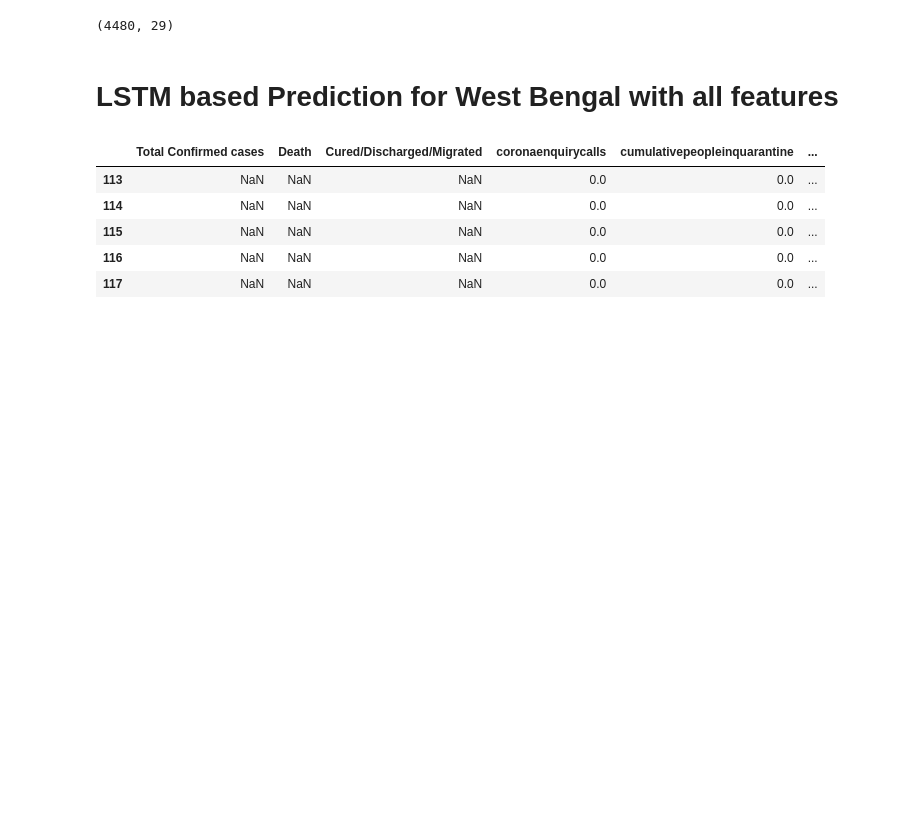
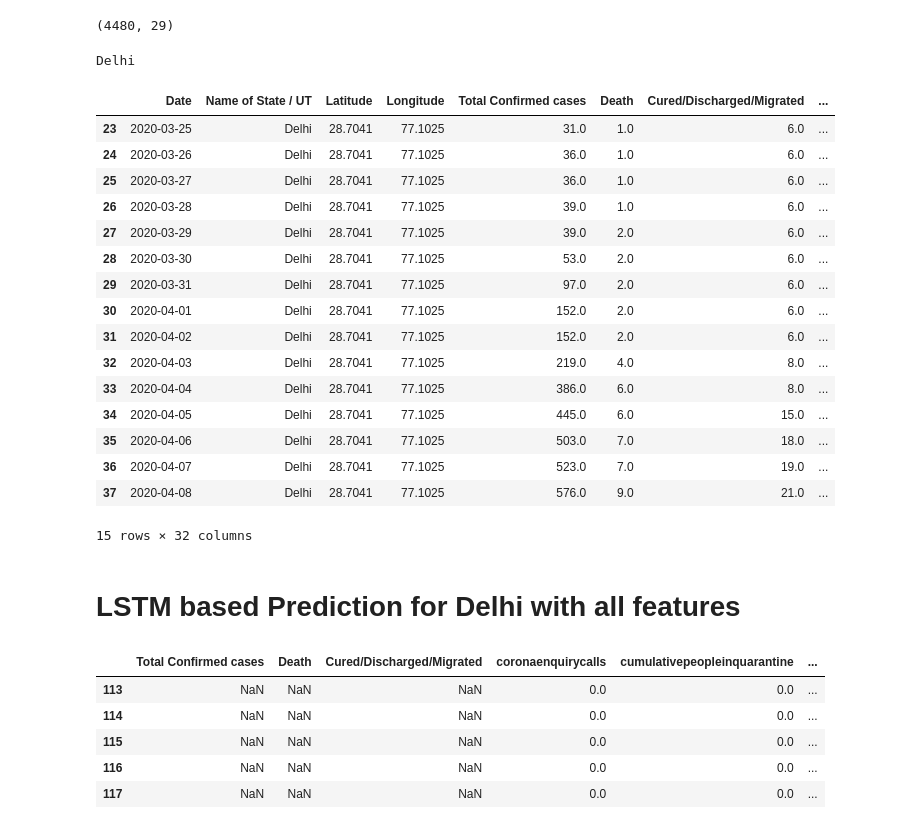
Before and after one commit to sharmi1206/covid-19-analysis, a Jupyter notebook: tseries_deeplearning_singlestep_forecats.ipynb, the cells around one changed output. Saved outputs shown, nothing was run; the diff lists cells and outputs as text; code cells hidden in the pictures; blank space fills up the shorter version.

```diff
--- a/tseries_deeplearning_singlestep_forecats.ipynb
+++ b/tseries_deeplearning_singlestep_forecats.ipynb
@@ -199,6 +192,28 @@ stateName = unique_states[8]
 dataset =list_state_all[8]
 dataset = dataset.sort_values(by='Date', ascending=True)
 dataset = dataset[(dataset['Date'] >= '2020-03-25') & (dataset['Date'] <= '2020-06-06')]
+# %%
+print(stateName)
+dataset.head(15)
+# %% [output]
+Delhi
+|  | Date | Name of State / UT | Latitude | Longitude | Total Confirmed cases | Death | Cured/Discharged/Migrated | ... |
+| 23 | 2020-03-25 | Delhi | 28.7041 | 77.1025 | 31.0 | 1.0 | 6.0 | ... |
+| 24 | 2020-03-26 | Delhi | 28.7041 | 77.1025 | 36.0 | 1.0 | 6.0 | ... |
+| 25 | 2020-03-27 | Delhi | 28.7041 | 77.1025 | 36.0 | 1.0 | 6.0 | ... |
+| 26 | 2020-03-28 | Delhi | 28.7041 | 77.1025 | 39.0 | 1.0 | 6.0 | ... |
+| 27 | 2020-03-29 | Delhi | 28.7041 | 77.1025 | 39.0 | 2.0 | 6.0 | ... |
+| 28 | 2020-03-30 | Delhi | 28.7041 | 77.1025 | 53.0 | 2.0 | 6.0 | ... |
+| 29 | 2020-03-31 | Delhi | 28.7041 | 77.1025 | 97.0 | 2.0 | 6.0 | ... |
+| 30 | 2020-04-01 | Delhi | 28.7041 | 77.1025 | 152.0 | 2.0 | 6.0 | ... |
+| 31 | 2020-04-02 | Delhi | 28.7041 | 77.1025 | 152.0 | 2.0 | 6.0 | ... |
+| 32 | 2020-04-03 | Delhi | 28.7041 | 77.1025 | 219.0 | 4.0 | 8.0 | ... |
+| 33 | 2020-04-04 | Delhi | 28.7041 | 77.1025 | 386.0 | 6.0 | 8.0 | ... |
+| 34 | 2020-04-05 | Delhi | 28.7041 | 77.1025 | 445.0 | 6.0 | 15.0 | ... |
+| 35 | 2020-04-06 | Delhi | 28.7041 | 77.1025 | 503.0 | 7.0 | 18.0 | ... |
+| 36 | 2020-04-07 | Delhi | 28.7041 | 77.1025 | 523.0 | 7.0 | 19.0 | ... |
+| 37 | 2020-04-08 | Delhi | 28.7041 | 77.1025 | 576.0 | 9.0 | 21.0 | ... |
+15 rows × 32 columns
 # %%
 daterange = dataset['Date'].values
 no_Dates = len(daterange)
@@ -206,7 +221,7 @@ no_Dates = len(daterange)
 dateStart = daterange[0]
 dateEnd = daterange[no_Dates - 1]
 # %% [markdown]
-# LSTM based Prediction for West Bengal with all features
+# LSTM based Prediction for Delhi with all features
 # %%
 # # convert series to supervised learning
 def series_to_supervised(data, n_in=1, n_out=1, dropnan=True):
```
Also changed, not shown: parts of 2 cells of this notebook.
